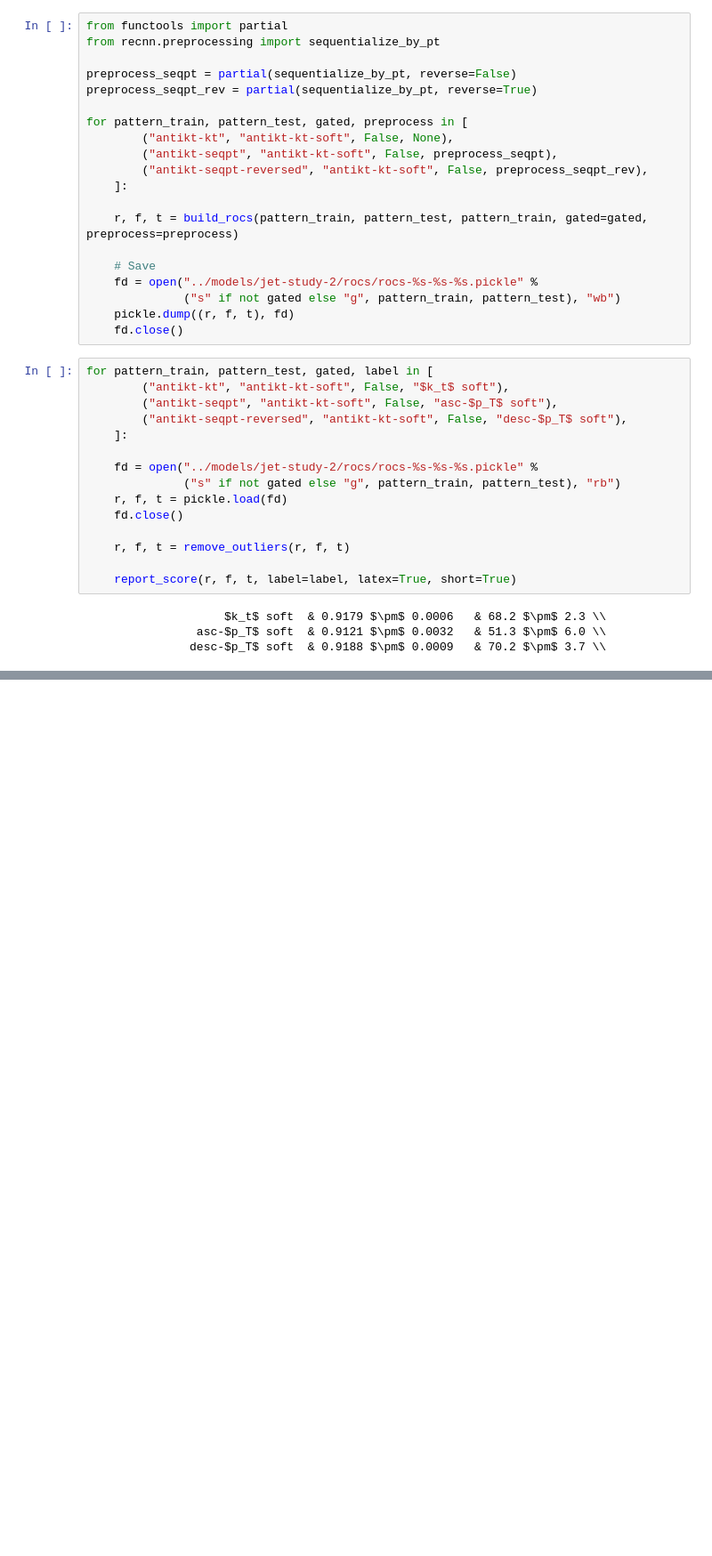
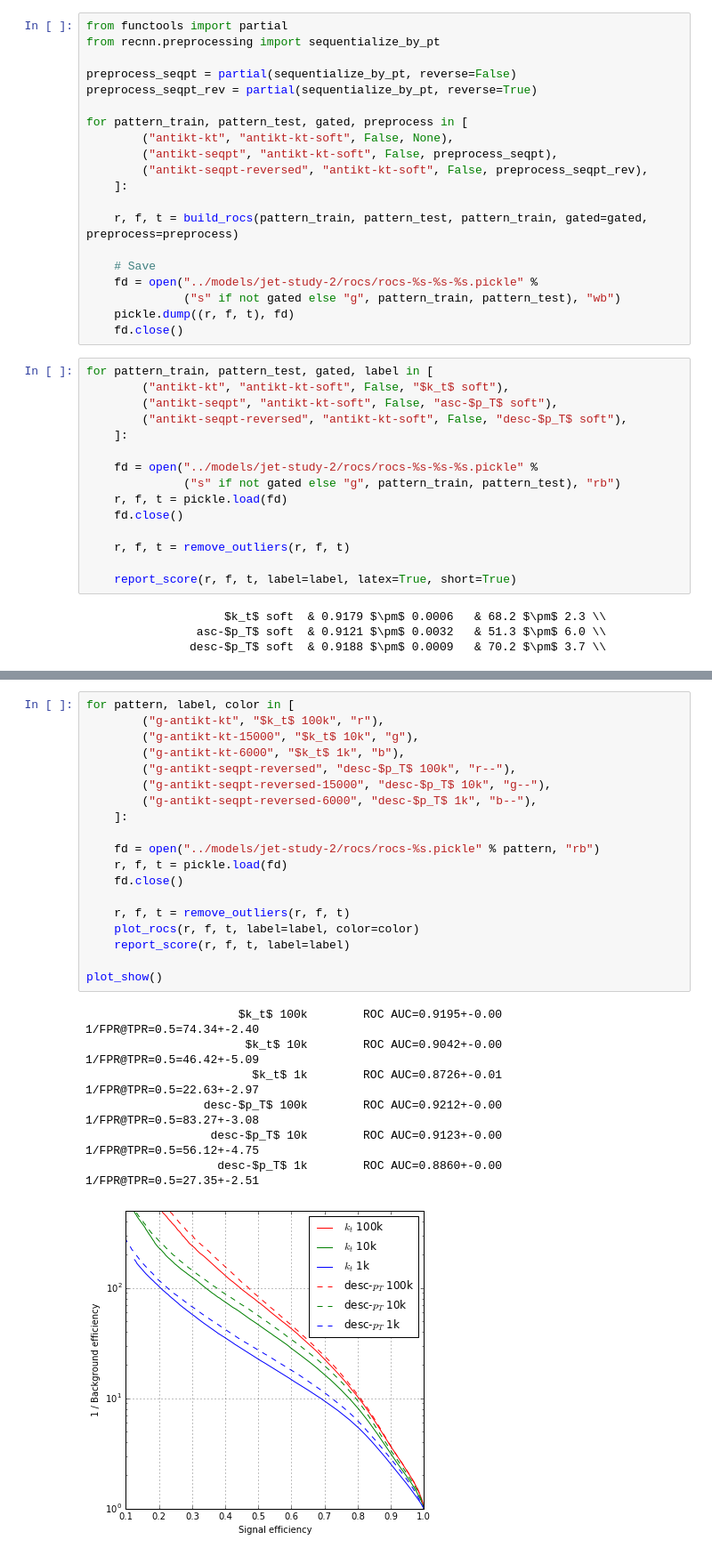
Before and after one commit to glouppe/recnn, a Jupyter notebook: notebooks/jet-study-2.ipynb, the cells around one changed output, grey strips where cells are left out. Shown at 89% size. Cells and saved outputs as stored; diff of their text form; blank space fills up the shorter version.

```diff
--- a/notebooks/jet-study-2.ipynb
+++ b/notebooks/jet-study-2.ipynb
@@ -782,0 +863,27 @@ for pattern_train, pattern_test, gated, label in [
+# %%
+for pattern, label, color in [
+        ("g-antikt-kt", "$k_t$ 100k", "r"),
+        ("g-antikt-kt-15000", "$k_t$ 10k", "g"),
+        ("g-antikt-kt-6000", "$k_t$ 1k", "b"),
+        ("g-antikt-seqpt-reversed", "desc-$p_T$ 100k", "r--"),
+        ("g-antikt-seqpt-reversed-15000", "desc-$p_T$ 10k", "g--"),
+        ("g-antikt-seqpt-reversed-6000", "desc-$p_T$ 1k", "b--"),
+    ]:
+
+    fd = open("../models/jet-study-2/rocs/rocs-%s.pickle" % pattern, "rb")
+    r, f, t = pickle.load(fd)
+    fd.close()
+
+    r, f, t = remove_outliers(r, f, t)
+    plot_rocs(r, f, t, label=label, color=color)
+    report_score(r, f, t, label=label)
+
+plot_show()
+# %% [output]
+                      $k_t$ 100k        ROC AUC=0.9195+-0.00    1/FPR@TPR=0.5=74.34+-2.40
+                       $k_t$ 10k        ROC AUC=0.9042+-0.00    1/FPR@TPR=0.5=46.42+-5.09
+                        $k_t$ 1k        ROC AUC=0.8726+-0.01    1/FPR@TPR=0.5=22.63+-2.97
+                 desc-$p_T$ 100k        ROC AUC=0.9212+-0.00    1/FPR@TPR=0.5=83.27+-3.08
+                  desc-$p_T$ 10k        ROC AUC=0.9123+-0.00    1/FPR@TPR=0.5=56.12+-4.75
+                   desc-$p_T$ 1k        ROC AUC=0.8860+-0.00    1/FPR@TPR=0.5=27.35+-2.51
+[figure, added]
```
Also changed, not shown: parts of 4 cells of this notebook.
